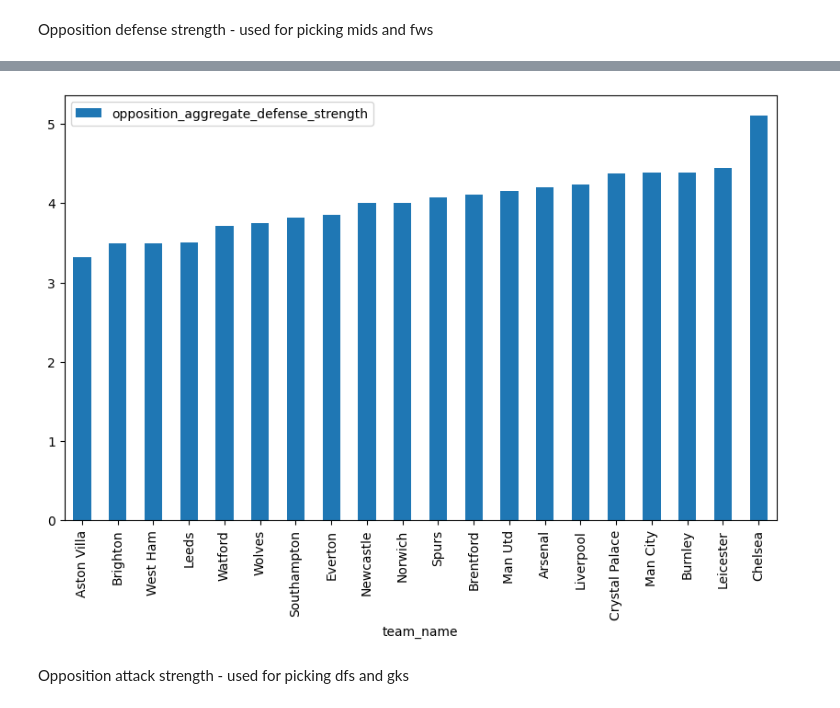
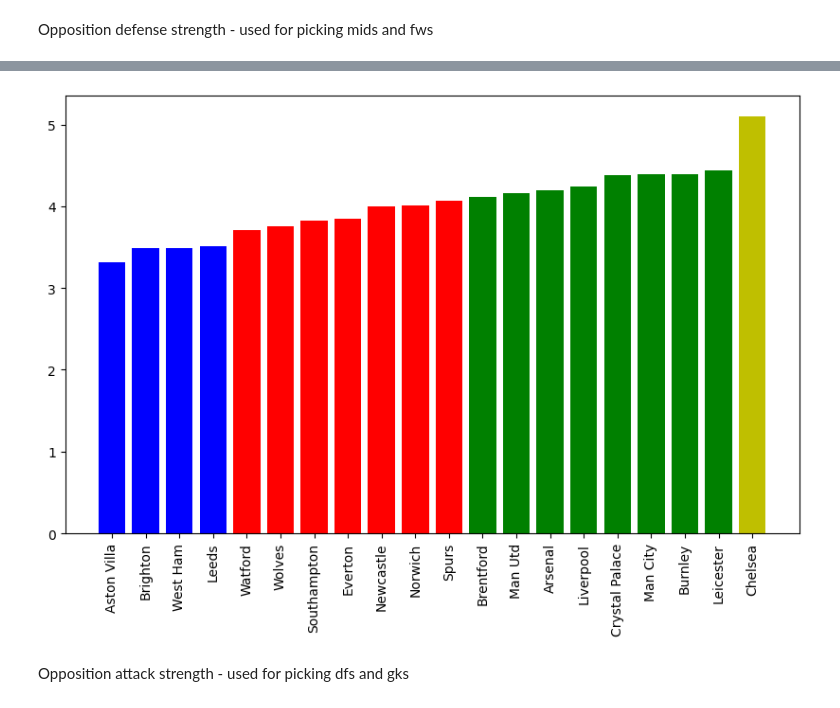
Before and after one commit to murchant/fatasypl, a Jupyter notebook: Fixture Difficulty.ipynb, the cells around one changed output, grey strips where cells are left out. Saved outputs shown, nothing was run; the diff lists cells and outputs as text; code cells hidden in the pictures.

Commit message:
Add clustering to help group teams

```diff
--- a/Fixture Difficulty.ipynb
+++ b/Fixture Difficulty.ipynb
@@ -175,8 +176,16 @@ results
-# %%
-c = "opposition_aggregate_defense_strength"
-results.sort_values(c).plot.bar("team_name", c)
-plt.show()
-# %% [output]
-[figure, removed]
+# %%
+num_clusters = 4
+colors = ['r', 'g', 'b', 'y', 'k']
+# %%
+c = "opposition_aggregate_defense_strength"
+sorted_results = results.sort_values(c)
+reshaped_results = np.reshape(sorted_results[c].values, (-1, 1))
+k_means_results = KMeans(n_clusters=num_clusters).fit(reshaped_results)
+k_means_results = list(map(lambda r: colors[r], k_means_results.labels_))
+plt.bar(sorted_results.team_name, sorted_results[c], color=k_means_results)
+plt.xticks(rotation=90)
+plt.show()
+# %% [output]
+[figure, added]
 # %% [markdown]
 Opposition attack strength - used for picking dfs and gks
```
Also changed, not shown: parts of 7 cells of this notebook.
